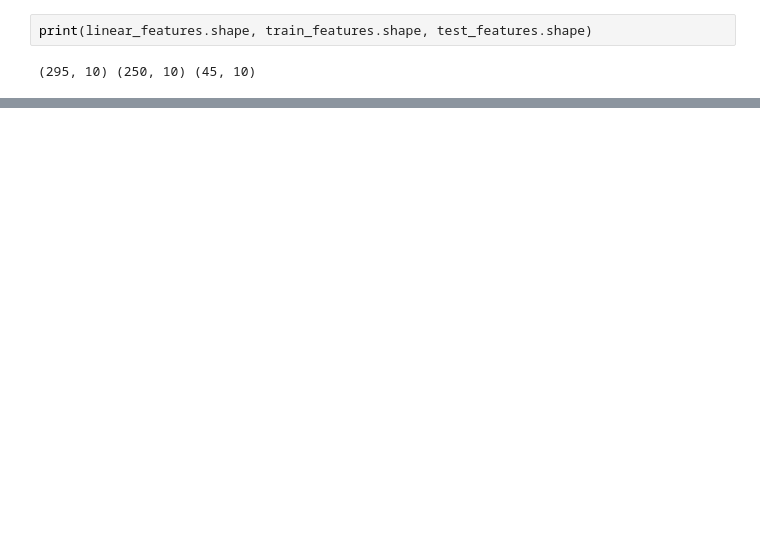
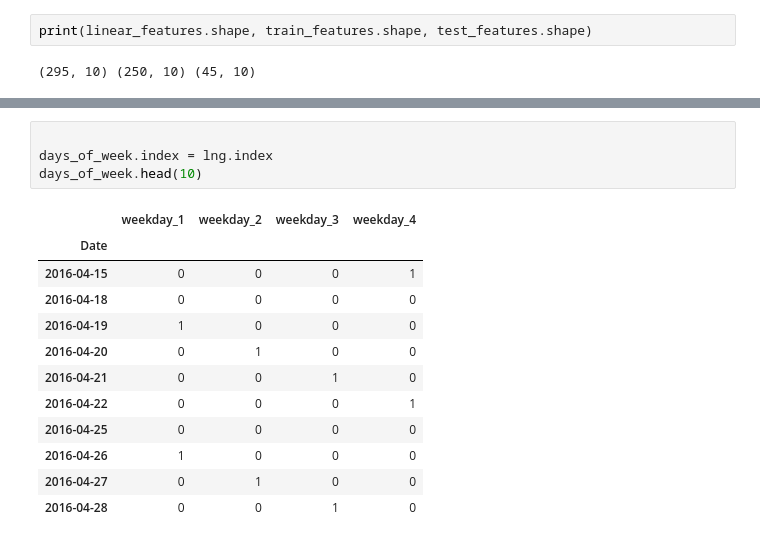
Before and after one commit to thap/machine-learning-finance, a Jupyter notebook: notebooks/Machine_Learning_for_Finance.ipynb, the cells around one changed output, grey strips where cells are left out. Drawn from its saved outputs; the diff is of its cells as text; blank space fills up the shorter version.

```diff
--- a/notebooks/Machine_Learning_for_Finance.ipynb
+++ b/notebooks/Machine_Learning_for_Finance.ipynb
@@ -263,0 +346,17 @@ strong multicollinearity or other numerical problems.
+# %%
+
+days_of_week.index = lng.index
+days_of_week.head(10)
+# %% [output]
+|  | weekday_1 | weekday_2 | weekday_3 | weekday_4 |
+| Date |  |  |  |  |
+| 2016-04-15 | 0 | 0 | 0 | 1 |
+| 2016-04-18 | 0 | 0 | 0 | 0 |
+| 2016-04-19 | 1 | 0 | 0 | 0 |
+| 2016-04-20 | 0 | 1 | 0 | 0 |
+| 2016-04-21 | 0 | 0 | 1 | 0 |
+| 2016-04-22 | 0 | 0 | 0 | 1 |
+| 2016-04-25 | 0 | 0 | 0 | 0 |
+| 2016-04-26 | 1 | 0 | 0 | 0 |
+| 2016-04-27 | 0 | 1 | 0 | 0 |
+| 2016-04-28 | 0 | 0 | 1 | 0 |
```
Also changed, not shown: parts of 36 cells of this notebook.
